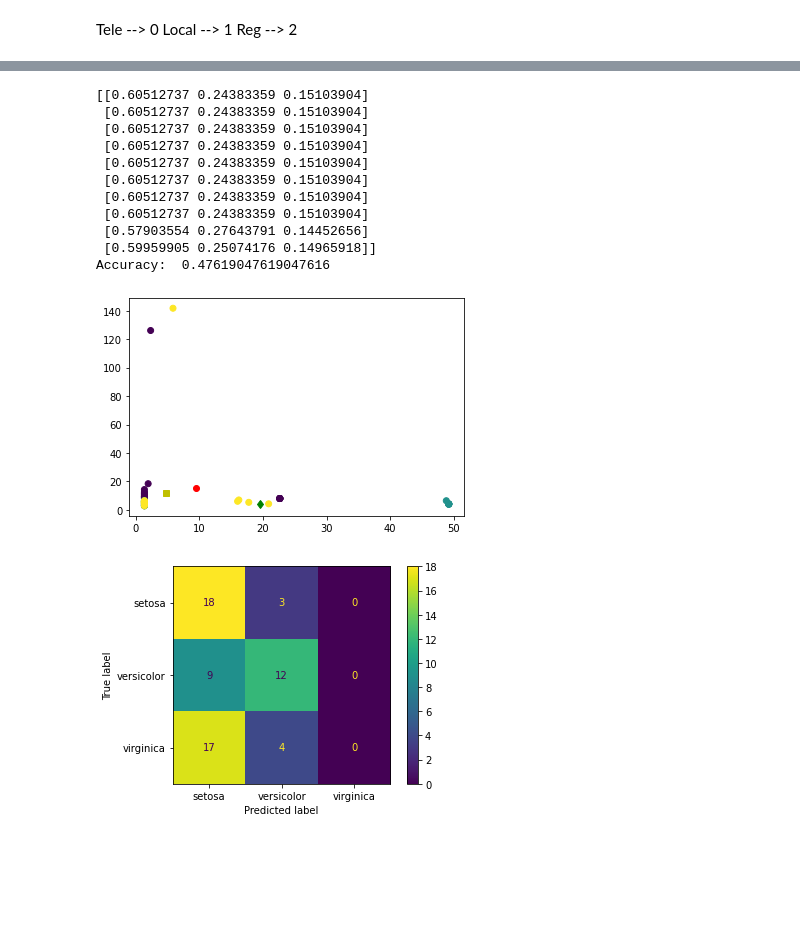
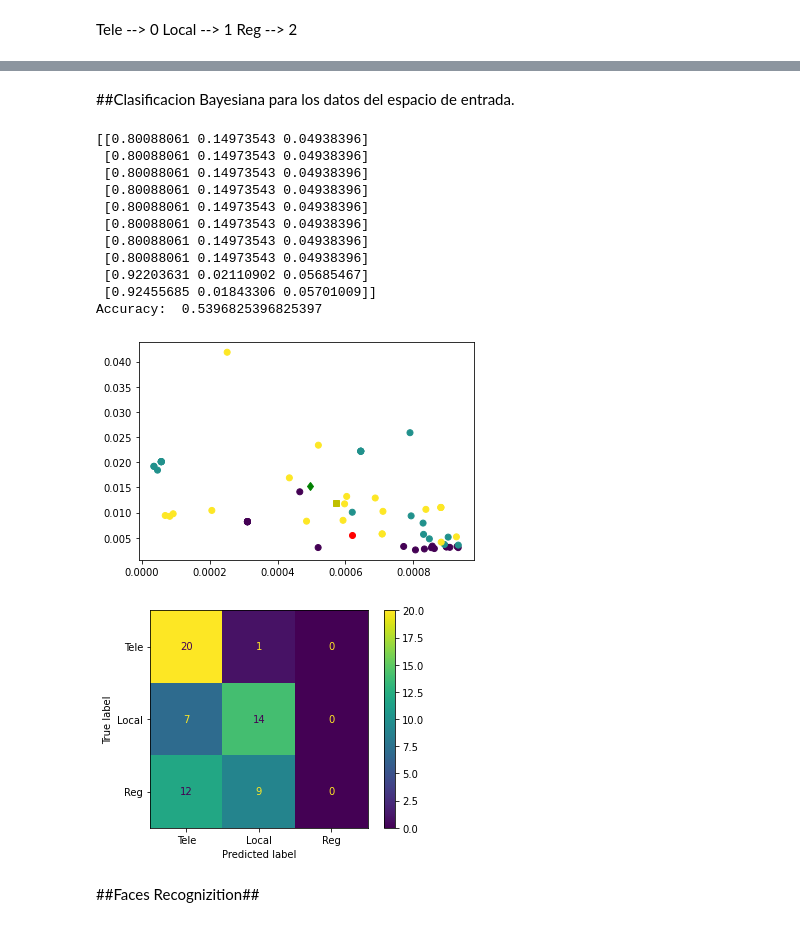
Before and after one commit to MyFirstVlog/miniProyecto-2-ts3, a Jupyter notebook: MiniProyecto2.ipynb, the cells around one changed output, grey strips where cells are left out. Cells and saved outputs as stored; diff of their text form; code cells hidden in the pictures; blank space fills up the shorter version.

Commit message:
introduction of bayesian classification & some conclusions

```diff
--- a/MiniProyecto2.ipynb
+++ b/MiniProyecto2.ipynb
@@ -248,5 +188,7 @@ Acuracy Test:  0.75
+# %% [markdown]
+##Clasificacion Bayesiana para los datos del espacio de entrada.
 # %%
-X = dataSismo[:,1:5]
+X = dataSismo[:,6:10]
 t = np.array(Tags)
 pC1 = np.sum(np.where(t == 0, 1., 0.)) / len(t)
 pC2 = np.sum(np.where(t == 1, 1., 0.)) / len(t)
@@ -294,44 +236,46 @@ w_C3 = invSigma@mu_C3
 w_30 = -0.5*((mu_C3).T)@(invSigma@mu_C3) + np.log(pC3)
 
 # Para las activaciones
 
 A1 = (X@w_C1 + w_10).reshape(np.int(N),1)
 A2 = (X@w_C2 + w_20).reshape(np.int(N),1)
 A3 = (X@w_C1 + w_30).reshape(np.int(N),1)
 
 A = np.concatenate((A1,A2,A3),axis = 1)
 
 expA = np.exp(A)
 aux = np.sum(expA,axis = 1).reshape(int(N),1)
 auxM = np.tile(aux,(1,3))
 
 p_Ck_dado_X =  expA/auxM # Posterior: y_Est
 
 print(p_Ck_dado_X[:10])
 # print(np.sum(p_Ck_dado_X,axis = 1))
 t_Est = np.argmax(p_Ck_dado_X, axis = 1)
 
 from sklearn.metrics import accuracy_score, confusion_matrix, ConfusionMatrixDisplay
 
 Acc = accuracy_score(t,t_Est)
 cMat = confusion_matrix(t,t_Est)
 
 print('Accuracy: ',Acc)
 
-ax = ConfusionMatrixDisplay(cMat, display_labels = ['setosa','versicolor','virginica'])
+ax = ConfusionMatrixDisplay(cMat, display_labels = ['telesismo','local','regional'])
 ax.plot()
 plt.show()
 # %% [output]
-[[0.60512737 0.24383359 0.15103904]
- [0.60512737 0.24383359 0.15103904]
- [0.60512737 0.24383359 0.15103904]
- [0.60512737 0.24383359 0.15103904]
- [0.60512737 0.24383359 0.15103904]
- [0.60512737 0.24383359 0.15103904]
- [0.60512737 0.24383359 0.15103904]
- [0.60512737 0.24383359 0.15103904]
- [0.57903554 0.27643791 0.14452656]
- [0.59959905 0.25074176 0.14965918]]
-Accuracy:  0.47619047619047616
+[[0.80088061 0.14973543 0.04938396]
+ [0.80088061 0.14973543 0.04938396]
+ [0.80088061 0.14973543 0.04938396]
+ [0.80088061 0.14973543 0.04938396]
+ [0.80088061 0.14973543 0.04938396]
+ [0.80088061 0.14973543 0.04938396]
+ [0.80088061 0.14973543 0.04938396]
+ [0.80088061 0.14973543 0.04938396]
+ [0.92203631 0.02110902 0.05685467]
+ [0.92455685 0.01843306 0.05701009]]
+Accuracy:  0.5396825396825397
-[figure, old version]
+[figure, new version]
-[figure, old version]
+[figure, new version]
+# %% [markdown]
+##Faces Recognizition##
```
Also changed, not shown: parts of 23 cells of this notebook.
